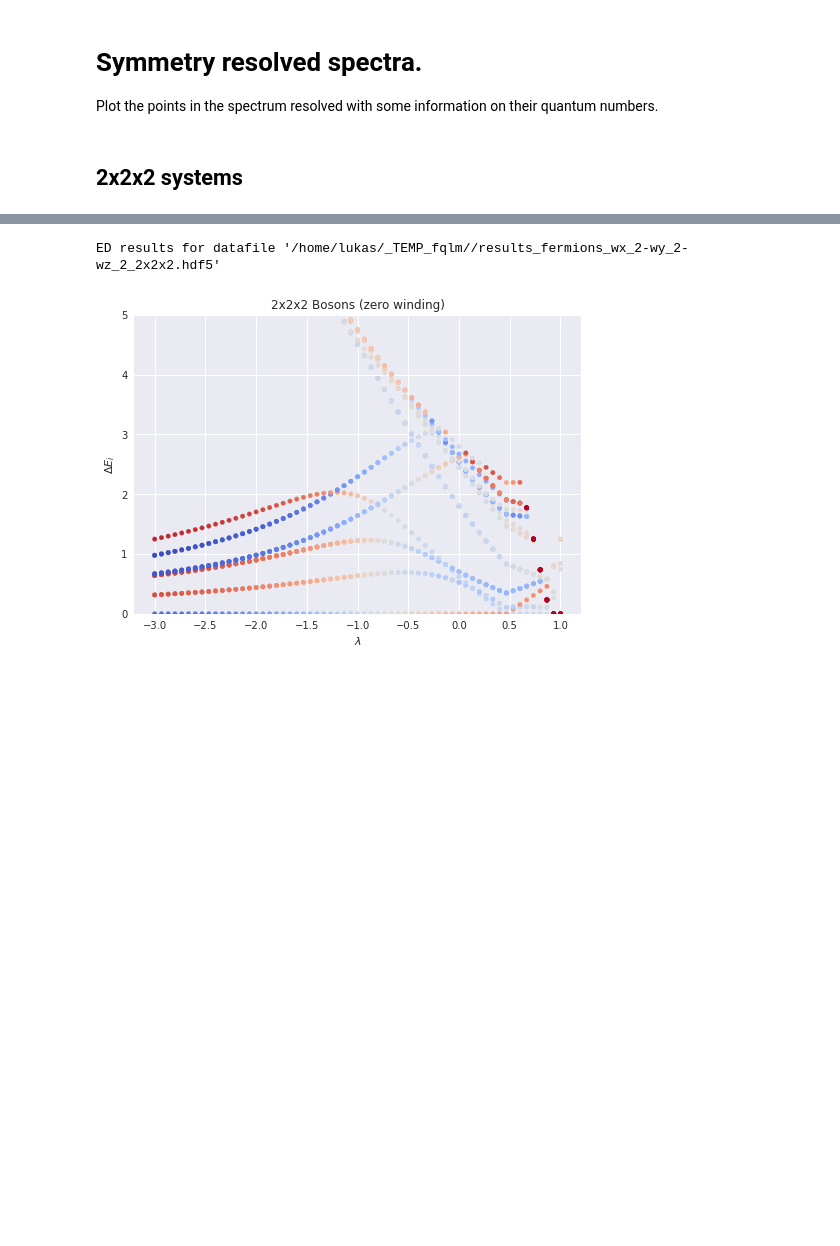
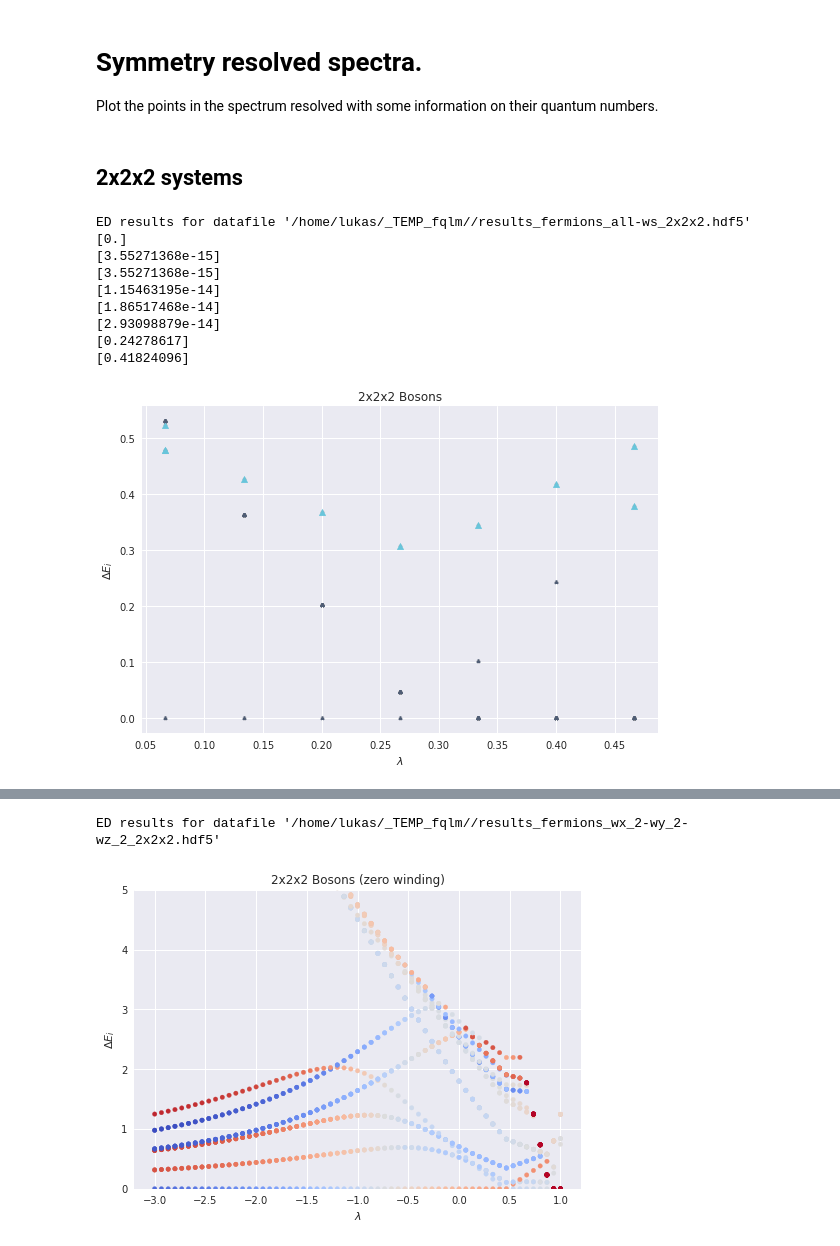
Before and after one commit to cygnus2/FQLMs, a Jupyter notebook: python_op/parity_resolved_spectra.ipynb, the cells around one changed output, grey strips where cells are left out. Drawn from its saved outputs; the diff is of its cells as text; code cells hidden in the pictures; blank space fills up the shorter version.

```diff
--- a/python_op/parity_resolved_spectra.ipynb
+++ b/python_op/parity_resolved_spectra.ipynb
@@ -29,6 +29,81 @@ def _select_close(cond, df, atol=1e-8):
     return df[m]
 # %% [markdown]
 ## 2x2x2 systems
+# %%
+# Choose the dataset.
+param = {
+    'L' : [2,2,2],
+    'gauge_particles' : 'fermions',
+#     'ws' : 'wx_2-wy_2-wz_2'
+#     'winding_sector' : [0,0,0]
+}
+res_000 = EDResult(param, data_dir)
+res_000.compute_gap()
+df = res_000.get_eigenvalues()
+
+# Select only the lowest states.
+n_states = 25
+
+
+
+
+dependency = 'lambda'
+observable = 'delta_e'
+with plt.style.context('seaborn'):
+    fig, bx = plt.subplots()
+#     fig.set_size_inches(12, 6)
+
+    for n in [0, 1, 2, 3, 4, 5, 6, 8]:
+        sub = df[
+            (df['N']==n) &
+            (df['lambda']>0.0) &
+            (df['lambda']<0.5)
+        ]
+
+        print(sub[sub['lambda']==0.4]['delta_e'].values)
+
+        # All points.
+        bx.scatter(sub[dependency], sub[observable], marker='.', color='gray', alpha=0.5, zorder=0)
+
+    #     Highlight some.
+        sets = [
+            (
+                {'parity': 1, 'unity': 1},
+                {"color":"#68C5DB", 'marker':'^', 'label':'$P^+$', 's':45}
+            ),
+            (
+                {'parity': -1},
+                {"color":"#4F5D75", 'marker':'2', 'label':'$P^-$', 's':20}
+            )
+        ]
+        for cond, style in sets:
+            red = _select_close(cond, sub)
+            bx.scatter(red[dependency], red[observable], **style)
+
+    # ---
+
+    # ---
+
+    bx.set_xlabel('$\\lambda$')
+    bx.set_ylabel('$\\Delta E_i$')
+#     bx.set_ylim(0, 5)
+
+#     bx.legend(loc='upper left')
+    bx.set_title('2x2x2 Bosons')
+
+    fig.tight_layout()
+#     fig.savefig('parity_2x2x2.png')
+# %% [output]
+ED results for datafile '/home/lukas/_TEMP_fqlm//results_fermions_all-ws_2x2x2.hdf5'
+[0.]
+[3.55271368e-15]
+[3.55271368e-15]
+[1.15463195e-14]
+[1.86517468e-14]
+[2.93098879e-14]
+[0.24278617]
+[0.41824096]
+[figure, added]
 # %%
 # Choose the dataset.
 param = {
```
Also changed, not shown: parts of 2 cells of this notebook, 12 other files.
